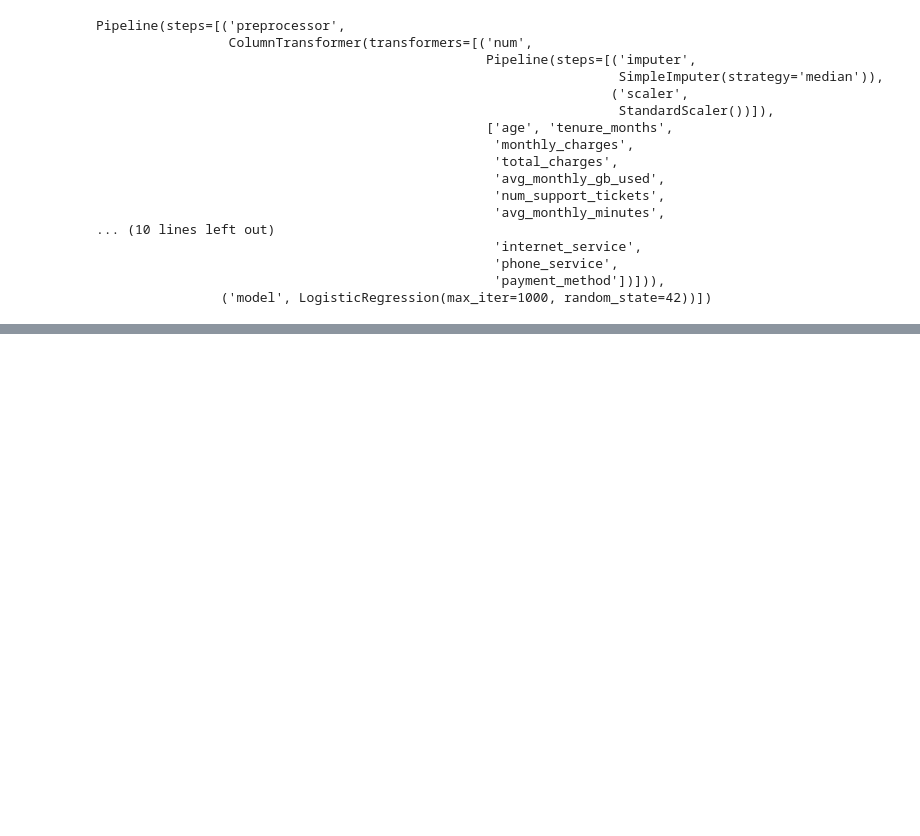
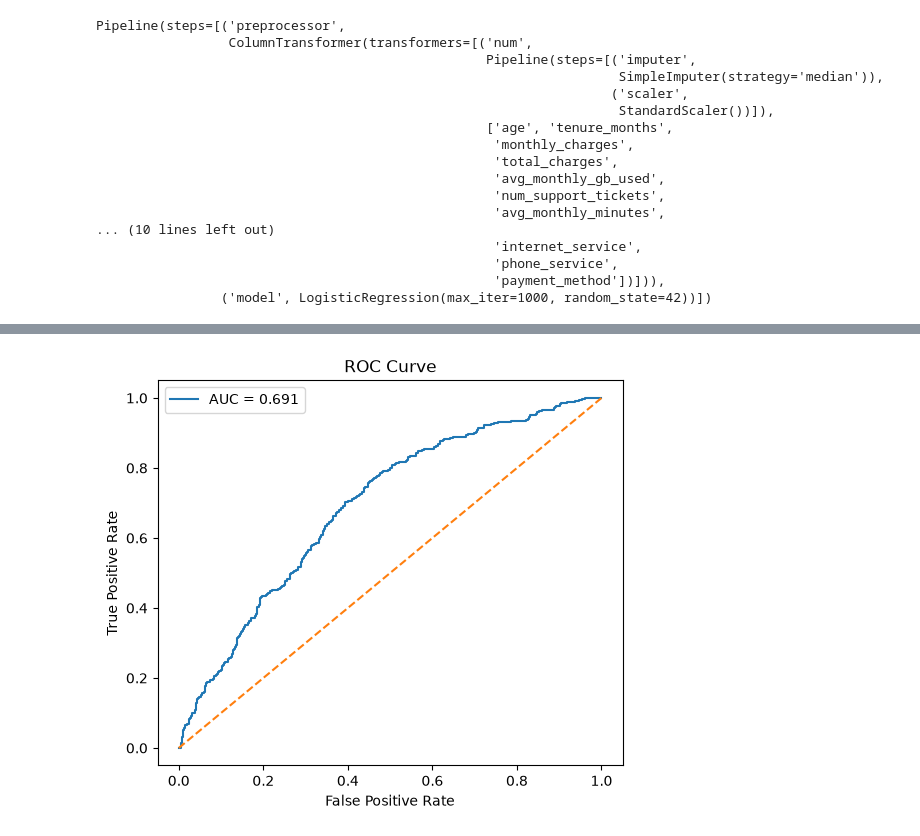
Before and after one commit to imusr/TeleconnectAIwork, a Jupyter notebook: teleconnectai/notebooks/03_model_training.ipynb, the cells around one changed output, grey strips where cells are left out. Saved outputs shown, nothing was run; the diff lists cells and outputs as text; code cells hidden in the pictures; blank space fills up the shorter version.

```diff
--- a/teleconnectai/notebooks/03_model_training.ipynb
+++ b/teleconnectai/notebooks/03_model_training.ipynb
@@ -181,0 +352,33 @@ Pipeline(steps=[('preprocessor',
+# %%
+from sklearn.metrics import roc_curve
+
+fpr, tpr, _ = roc_curve(
+    y_test,
+    logistic_prob
+)
+
+plt.figure(figsize=(6,5))
+
+plt.plot(
+    fpr,
+    tpr,
+    label=f"AUC = {roc_auc_score(y_test, logistic_prob):.3f}"
+)
+
+plt.plot(
+    [0,1],
+    [0,1],
+    "--"
+)
+
+plt.xlabel("False Positive Rate")
+
+plt.ylabel("True Positive Rate")
+
+plt.title("ROC Curve")
+
+plt.legend()
+
+plt.show()
+# %% [output]
+[figure, added]
```
Also changed, not shown: parts of 25 cells of this notebook, 2 other files.
